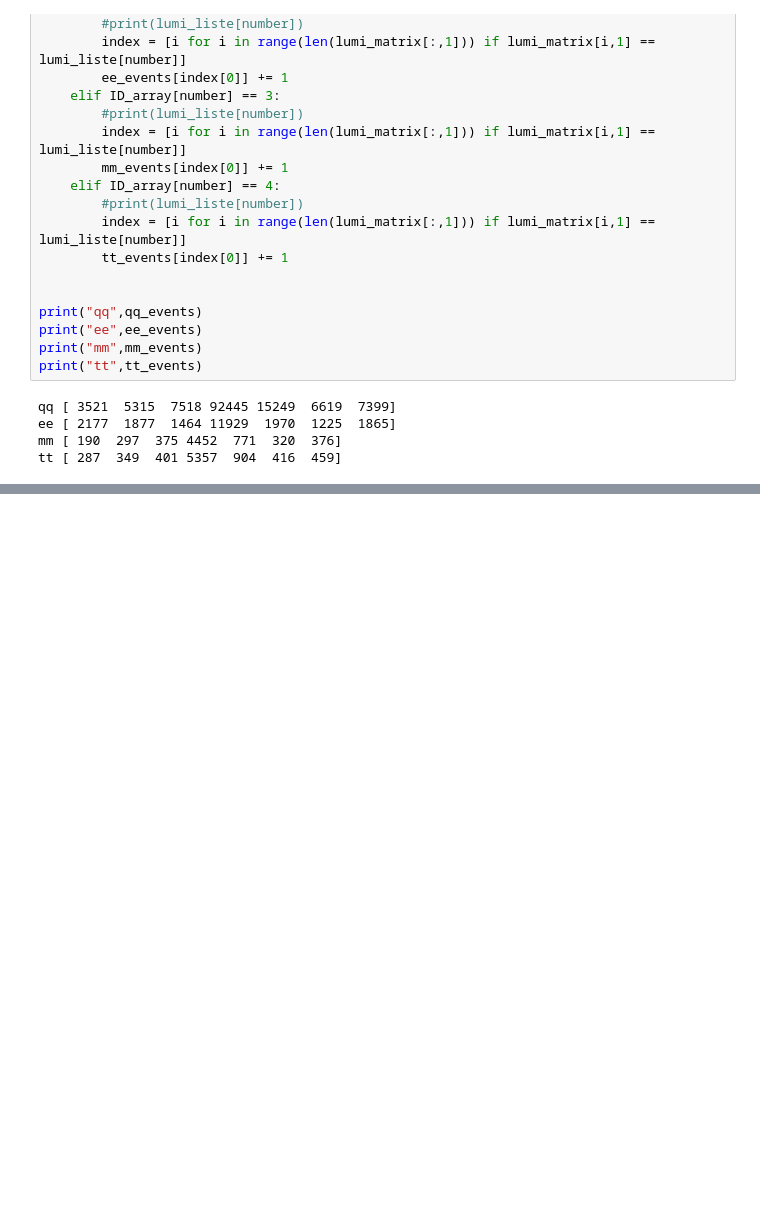
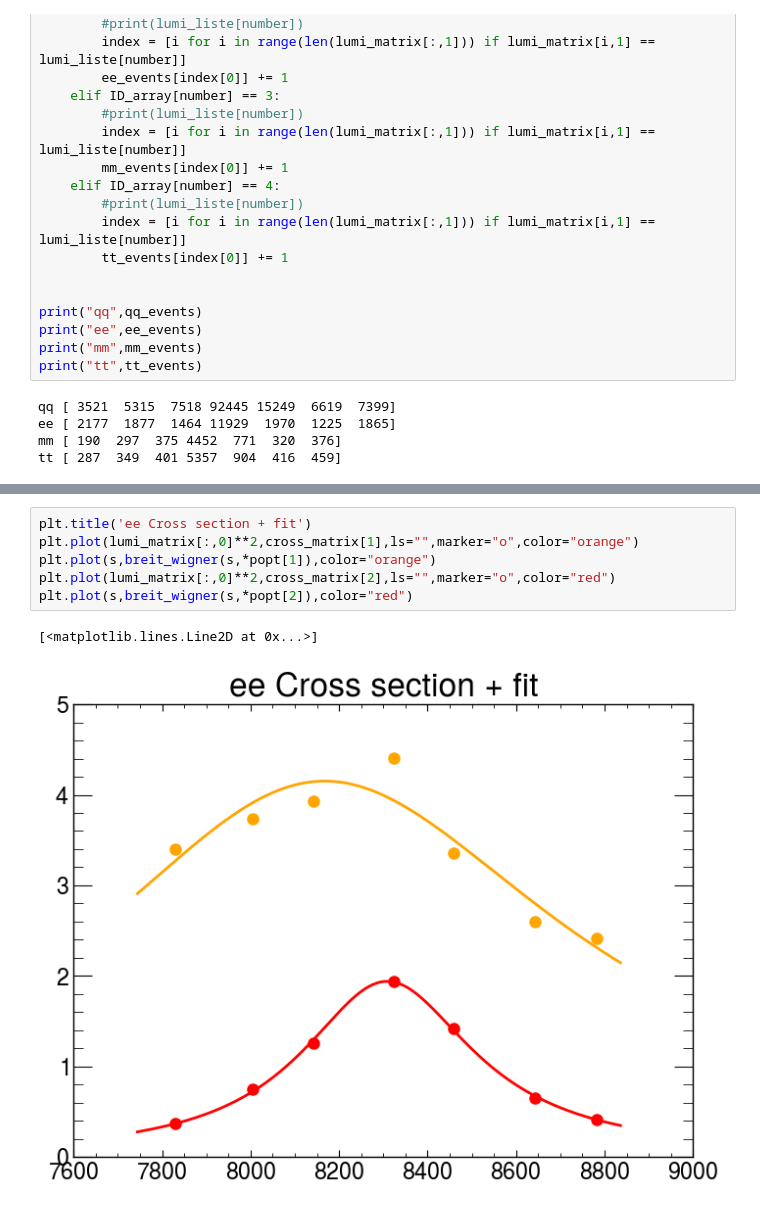
Before and after one commit to leon-goepfert/FP2, a Jupyter notebook: DataAna2_Ex3.ipynb, the cells around one changed output, grey strips where cells are left out. Saved outputs shown, nothing was run; the diff lists cells and outputs as text; blank space fills up the shorter version.

```diff
--- a/DataAna2_Ex3.ipynb
+++ b/DataAna2_Ex3.ipynb
@@ -325,0 +540,9 @@ plt.plot(lumi_matrix[:,0],tot_cross,ls="",marker="o")
+# %%
+plt.title('ee Cross section + fit')
+plt.plot(lumi_matrix[:,0]**2,cross_matrix[1],ls="",marker="o",color="orange")
+plt.plot(s,breit_wigner(s,*popt[1]),color="orange")
+plt.plot(lumi_matrix[:,0]**2,cross_matrix[2],ls="",marker="o",color="red")
+plt.plot(s,breit_wigner(s,*popt[2]),color="red")
+# %% [output]
+[<matplotlib.lines.Line2D at 0x...>]
+[figure, added]
```
Also changed, not shown: parts of 30 cells of this notebook.
